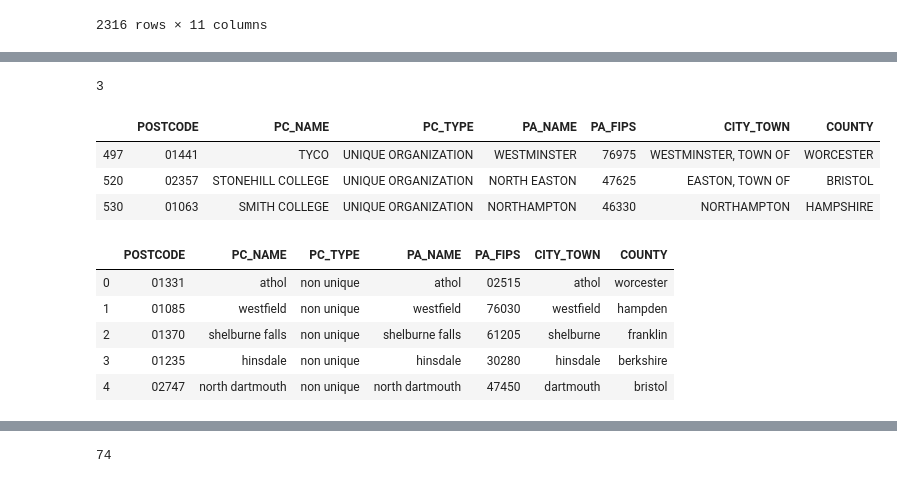
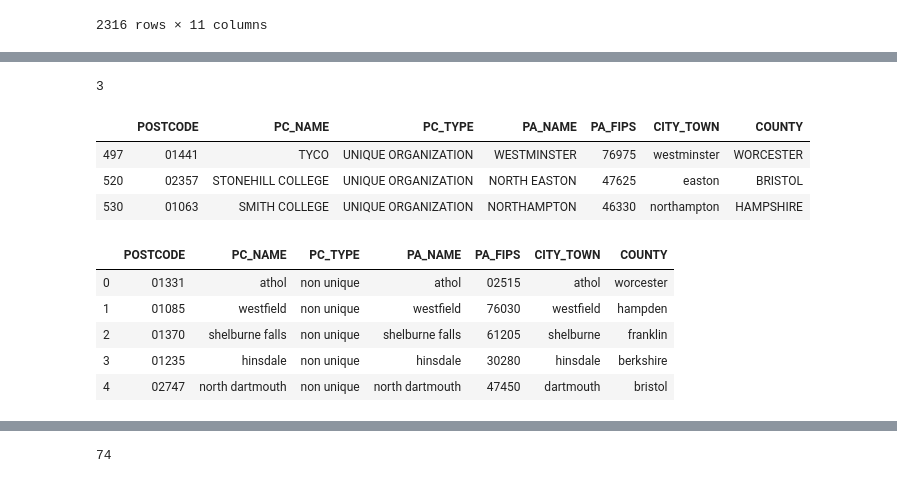
Before and after one commit to darya-akimova/biobot_insight_project, a Jupyter notebook: code/cleaning_and_eda/notebook_5_medicare_opioid_and_nonopioid_prescriber_cleanup_and_town_join.ipynb, the cells around one changed output, grey strips where cells are left out. Cells and saved outputs as stored; diff of their text form; code cells hidden in the pictures.

```diff
--- a/code/cleaning_and_eda/notebook_5_medicare_opioid_and_nonopioid_prescriber_cleanup_and_town_join.ipynb
+++ b/code/cleaning_and_eda/notebook_5_medicare_opioid_and_nonopioid_prescriber_cleanup_and_town_join.ipynb
@@ -236,0 +20,7 @@ zip_town.head()
+# %%
+# cms opioid prescriber data
+opi_pres_13_raw = pd.read_csv("../../data/raw_data/medicare_prescription_opioids/Medicare_Part_D_Opioid_Prescriber_Summary_File_2013.csv")
+opi_pres_14_raw = pd.read_csv("../../data/raw_data/medicare_prescription_opioids/Medicare_Part_D_Opioid_Prescriber_Summary_File_2014.csv")
+opi_pres_15_raw = pd.read_csv("../../data/raw_data/medicare_prescription_opioids/Medicare_Part_D_Opioid_Prescriber_Summary_File_2015.csv")
+opi_pres_16_raw = pd.read_csv("../../data/raw_data/medicare_prescription_opioids/Medicare_Part_D_Opioid_Prescriber_Summary_File_2016.csv")
+opi_pres_17_raw = pd.read_csv("../../data/raw_data/medicare_prescription_opioids/Medicare_Part_D_Opioid_Prescriber_Summary_File_2017.csv")
@@ -236,0 +30,15 @@ zip_town.head()
+# %%
+# zipcode - town association attempts
+## zipcode - town lists (copy paste from websites)
+zip_town_raw = pd.read_csv('../../data/raw_data/shapefiles_and_geography_related/ma_town_zipcode_list.txt', sep="(", header=None)
+zip_town_raw_alt = pd.read_csv('../../data/raw_data/shapefiles_and_geography_related/ma_town_zipcode_list_alt.txt', sep='\t')
+## shapfile of ma postal zipcodes
+ma_postzip_map = gpd.read_file('../../data/raw_data/shapefiles_and_geography_related/zipcodes_nt/ZIPCODES_NT_POLY.shp')
+# compare zipcodes and town names to the overdose deaths dataset (351 towns)
+ma_over_death = pd.read_csv("../../data/tidy_data/overdose_death_count_acs_merge.csv")
+# %%
+# easier column names for opi prescriber dfs
+lwr_column_names =[x.lower().replace(' ', '_') for x in opi_pres_13_raw.columns]
+raw_opi_dflist = [opi_pres_13_raw, opi_pres_14_raw, opi_pres_15_raw, opi_pres_16_raw, opi_pres_17_raw]
+for x in raw_opi_dflist:
+    x.columns = lwr_column_names
@@ -362,0 +339,3 @@ set(ma_over_death['city_death']) - set(ma_postzip_map['CITY_TOWN'].str.lower().s
+# %%
+# fix the city_town column - this looks to be what I might be looking for
+ma_postzip_map['CITY_TOWN'] = ma_postzip_map['CITY_TOWN'].str.lower().str.replace(', town of', '')
@@ -404,17 +450,15 @@ opi_pres_17_MA[opi_pres_17_MA['nppes_provider_zip_code'].isin(zip_miss)]
 # %%
-postzip_town_match = ma_postzip_map.iloc[:, 0:7]
-postzip_town_match.head()
+# PC and PA name columns look identical - are they?
 print(sum(postzip_town_match['PC_NAME'] != postzip_town_match['PA_NAME']))
 display(postzip_town_match[postzip_town_match['PC_NAME'] != postzip_town_match['PA_NAME']])
 postzip_town_match = postzip_town_match.apply(lambda x: x.str.lower())
-postzip_town_match['CITY_TOWN'] = postzip_town_match['CITY_TOWN'].str.replace(', town of', '')
 postzip_town_match.head()
 # %% [output]
 3
 |  | POSTCODE | PC_NAME | PC_TYPE | PA_NAME | PA_FIPS | CITY_TOWN | COUNTY |
-| 497 | 01441 | TYCO | UNIQUE ORGANIZATION | WESTMINSTER | 76975 | WESTMINSTER, TOWN OF | WORCESTER |
-| 520 | 02357 | STONEHILL COLLEGE | UNIQUE ORGANIZATION | NORTH EASTON | 47625 | EASTON, TOWN OF | BRISTOL |
-| 530 | 01063 | SMITH COLLEGE | UNIQUE ORGANIZATION | NORTHAMPTON | 46330 | NORTHAMPTON | HAMPSHIRE |
+| 497 | 01441 | TYCO | UNIQUE ORGANIZATION | WESTMINSTER | 76975 | westminster | WORCESTER |
+| 520 | 02357 | STONEHILL COLLEGE | UNIQUE ORGANIZATION | NORTH EASTON | 47625 | easton | BRISTOL |
+| 530 | 01063 | SMITH COLLEGE | UNIQUE ORGANIZATION | NORTHAMPTON | 46330 | northampton | HAMPSHIRE |
 |  | POSTCODE | PC_NAME | PC_TYPE | PA_NAME | PA_FIPS | CITY_TOWN | COUNTY |
 | 0 | 01331 | athol | non unique | athol | 02515 | athol | worcester |
 | 1 | 01085 | westfield | non unique | westfield | 76030 | westfield | hampden |
```
Also changed, not shown: parts of 166 cells of this notebook, 1 other file.
